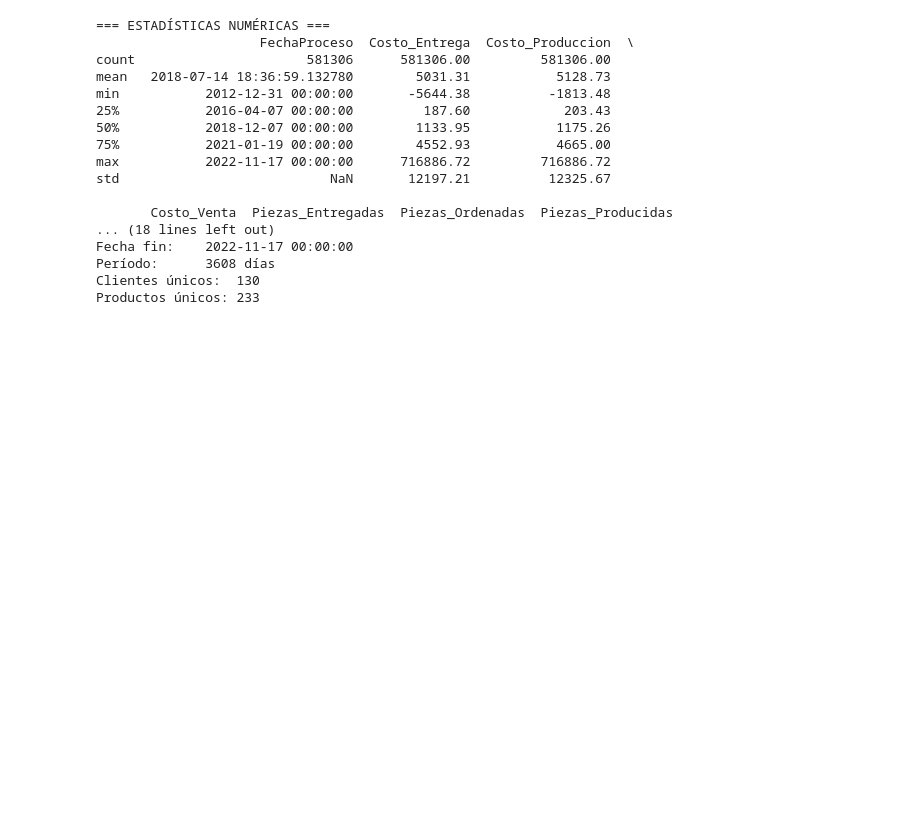
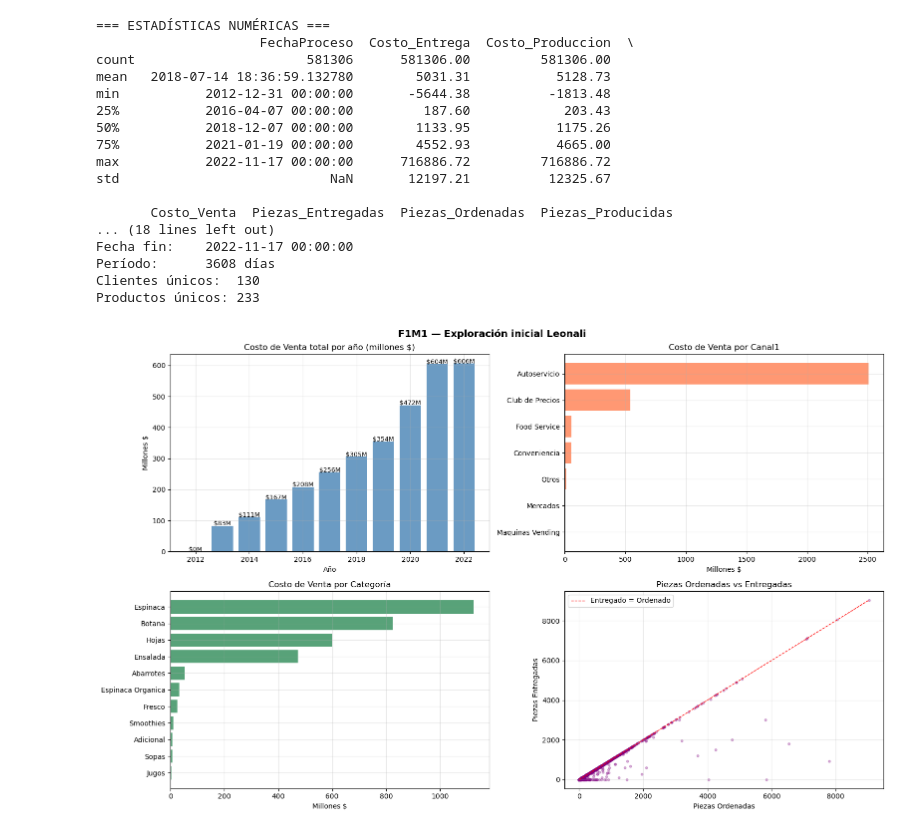
Before and after one commit to shcoyac-commits/F1M1-analisis-ensaladas, a Jupyter notebook: notebooks/01-carga-exploracion.ipynb, the cells around one changed output. Cells and saved outputs as stored; diff of their text form; code cells hidden in the pictures; blank space fills up the shorter version.

Commit message:
S5.1 EDA inicial: carga, exploración, hallazgos y resumen Leonali

```diff
--- a/notebooks/01-carga-exploracion.ipynb
+++ b/notebooks/01-carga-exploracion.ipynb
@@ -101,3 +101,55 @@ Fecha fin:    2022-11-17 00:00:00
 Período:      3608 días
 Clientes únicos:  130
 Productos únicos: 233
+# %%
+# ============================================================
+# PASO 4 — Visualización inicial
+# ============================================================
+
+fig, axes = plt.subplots(2, 2, figsize=(16, 10))
+
+# --- Plot 1: Ventas totales por año ---
+df['año'] = df['FechaProceso'].dt.year
+ventas_anuales = df.groupby('año')['Costo_Venta'].sum() / 1e6
+
+ax = axes[0,0]
+ax.bar(ventas_anuales.index, ventas_anuales.values, color='steelblue', alpha=0.8)
+ax.set_title('Costo de Venta total por año (millones $)')
+ax.set_xlabel('Año')
+ax.set_ylabel('Millones $')
+for i, v in enumerate(ventas_anuales.values):
+    ax.text(ventas_anuales.index[i], v + 0.5, f'${v:.0f}M', ha='center', fontsize=9)
+
+# --- Plot 2: Distribución por Canal1 ---
+ax = axes[0,1]
+canal_ventas = df.groupby('Canal1')['Costo_Venta'].sum().sort_values(ascending=True)
+ax.barh(canal_ventas.index, canal_ventas.values / 1e6, color='coral', alpha=0.8)
+ax.set_title('Costo de Venta por Canal1')
+ax.set_xlabel('Millones $')
+
+# --- Plot 3: Distribución por Categoria1 ---
+ax = axes[1,0]
+cat_ventas = df.groupby('Categoria1')['Costo_Venta'].sum().sort_values(ascending=True)
+ax.barh(cat_ventas.index, cat_ventas.values / 1e6, color='seagreen', alpha=0.8)
+ax.set_title('Costo de Venta por Categoría')
+ax.set_xlabel('Millones $')
+
+# --- Plot 4: Piezas entregadas vs ordenadas (muestra) ---
+ax = axes[1,1]
+muestra = df.sample(3000, random_state=42)
+ax.scatter(muestra['Piezas_Ordenadas'], muestra['Piezas_Entregadas'],
+           alpha=0.3, s=10, color='purple')
+ax.plot([0, muestra['Piezas_Ordenadas'].max()],
+        [0, muestra['Piezas_Ordenadas'].max()],
+        'r--', linewidth=1, label='Entregado = Ordenado')
+ax.set_title('Piezas Ordenadas vs Entregadas')
+ax.set_xlabel('Piezas Ordenadas')
+ax.set_ylabel('Piezas Entregadas')
+ax.legend()
+
+plt.suptitle('F1M1 — Exploración inicial Leonali', fontsize=14, fontweight='bold')
+plt.tight_layout()
+plt.savefig('../reports/01_exploracion_inicial.png', dpi=150, bbox_inches='tight')
+plt.show()
+# %% [output]
+[figure, added]
```
Also changed, not shown: parts of 2 cells of this notebook, 1 other file.
